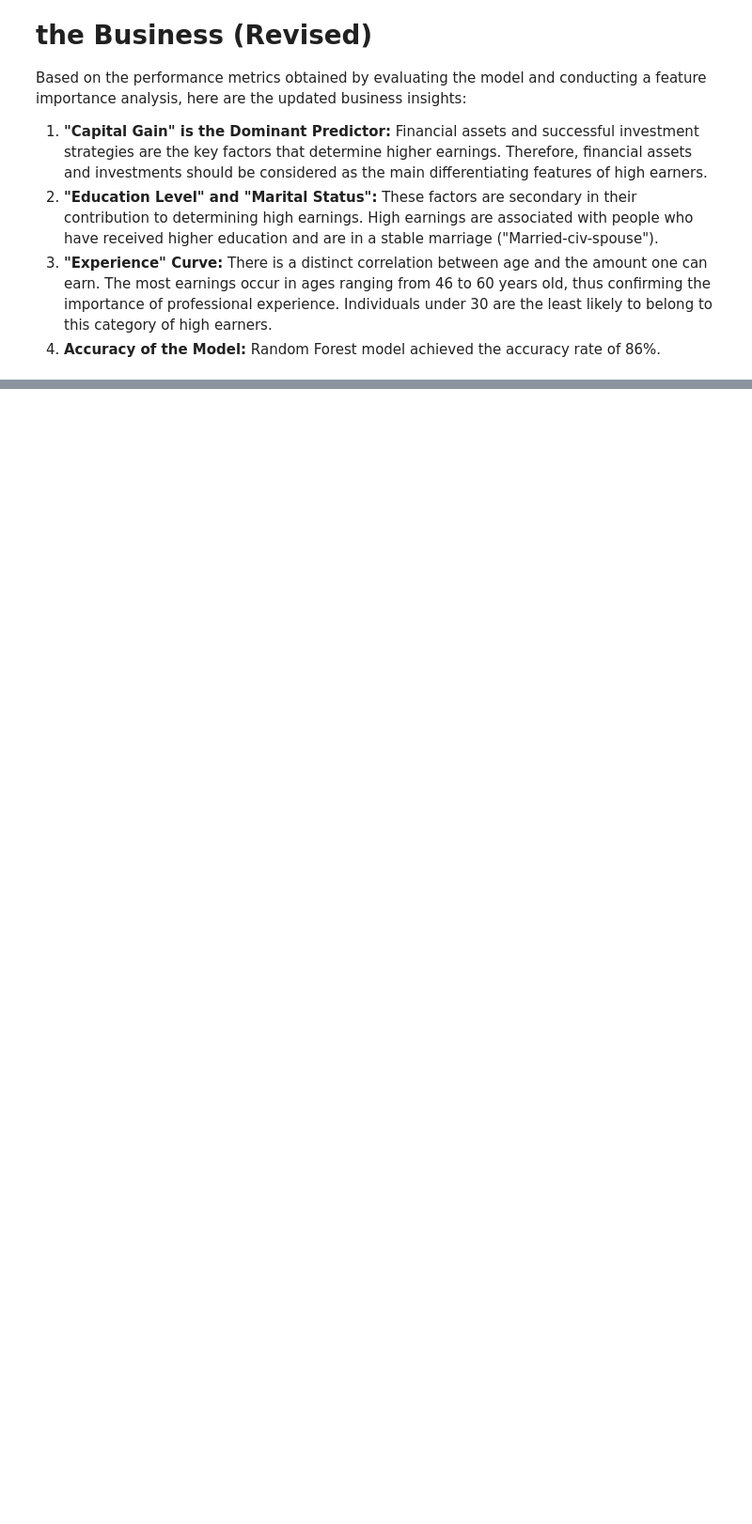
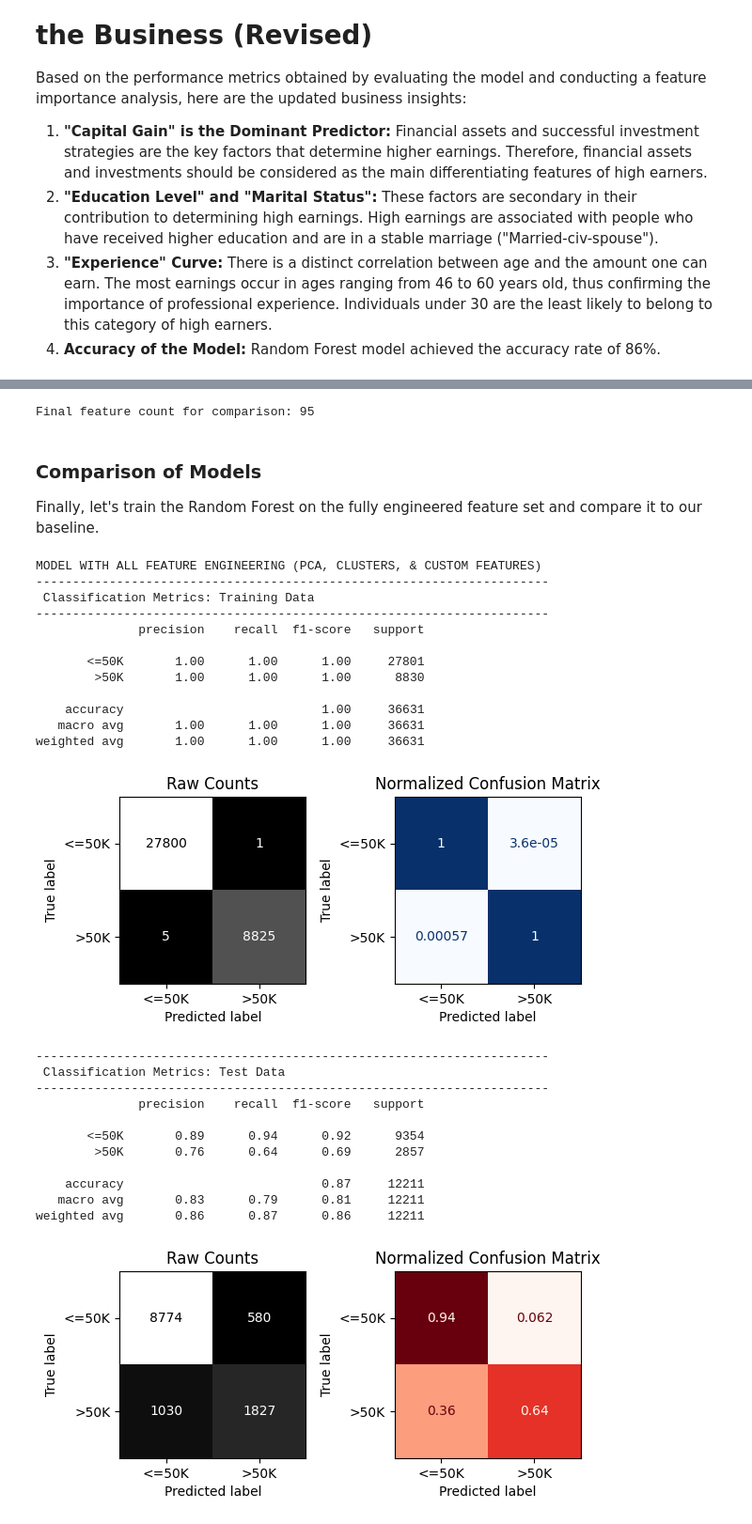
Before and after one commit to devMoamen/Adult-income-analysis, a Jupyter notebook: Adult-income-analysis.ipynb, the cells around one changed output, grey strips where cells are left out. Shown at 94% size. Saved outputs shown, nothing was run; the diff lists cells and outputs as text; code cells hidden in the pictures; blank space fills up the shorter version.

```diff
--- a/Adult-income-analysis.ipynb
+++ b/Adult-income-analysis.ipynb
@@ -388,0 +551,19 @@ Based on the performance metrics obtained by evaluating the model and conducting
+# %%
+from sklearn.cluster import KMeans
+
+# Initialize KMeans - choosing 5 clusters
+kmeans = KMeans(n_clusters=5, n_init='auto', random_state=42)
+
+# Fit on the preprocessed training data (89 features)
+kmeans.fit(X_train_fe)
+
+# Predict using the SAME preprocessed data used for fitting
+train_clusters = kmeans.predict(X_train_fe)
+test_clusters = kmeans.predict(X_test_fe)
+
+# Add cluster labels to our engineered feature sets (X_train_fe / X_test_fe)
+X_train_fe['cluster'] = train_clusters
+X_test_fe['cluster'] = test_clusters
+
+print(f"New feature count (PCA + Clusters): {X_train_fe.shape[1]}")
+display(X_train_fe.head())
@@ -388,0 +581,48 @@ Based on the performance metrics obtained by evaluating the model and conducting
+# %%
+# 1. Binary indicator for capital gains (since it's highly skewed)
+X_train_fe['has_capital_gain'] = (X_train['capital-gain'] > 0).astype(int).values
+X_test_fe['has_capital_gain'] = (X_test['capital-gain'] > 0).astype(int).values
+
+# 2. Binary indicator for Native Country (US vs. Other)
+X_train_fe['is_native_us'] = (X_train['native-country'] == 'United-States').astype(int).values
+X_test_fe['is_native_us'] = (X_test['native-country'] == 'United-States').astype(int).values
+
+print(f"Final feature count for comparison: {X_train_fe.shape[1]}")
+# %% [output]
+Final feature count for comparison: 95
+# %% [markdown]
+### Comparison of Models
+Finally, let's train the Random Forest on the fully engineered feature set and compare it to our baseline.
+# %%
+# Final Model with all engineered features
+rf_full_fe = RandomForestClassifier(random_state=42)
+rf_full_fe.fit(X_train_fe, y_train)
+
+print("MODEL WITH ALL FEATURE ENGINEERING (PCA, CLUSTERS, & CUSTOM FEATURES)")
+evaluate_classification(rf_full_fe, X_train_fe, y_train, X_test_fe, y_test)
+# %% [output]
+MODEL WITH ALL FEATURE ENGINEERING (PCA, CLUSTERS, & CUSTOM FEATURES)
+----------------------------------------------------------------------
+ Classification Metrics: Training Data
+----------------------------------------------------------------------
+              precision    recall  f1-score   support
+
+       <=50K       1.00      1.00      1.00     27801
+        >50K       1.00      1.00      1.00      8830
+
+    accuracy                           1.00     36631
+   macro avg       1.00      1.00      1.00     36631
+weighted avg       1.00      1.00      1.00     36631
+[figure, added]
+----------------------------------------------------------------------
+ Classification Metrics: Test Data
+----------------------------------------------------------------------
+              precision    recall  f1-score   support
+
+       <=50K       0.89      0.94      0.92      9354
+        >50K       0.76      0.64      0.69      2857
+
+    accuracy                           0.87     12211
+   macro avg       0.83      0.79      0.81     12211
+weighted avg       0.86      0.87      0.86     12211
+[figure, added]
```
Also changed, not shown: parts of 23 cells of this notebook.
